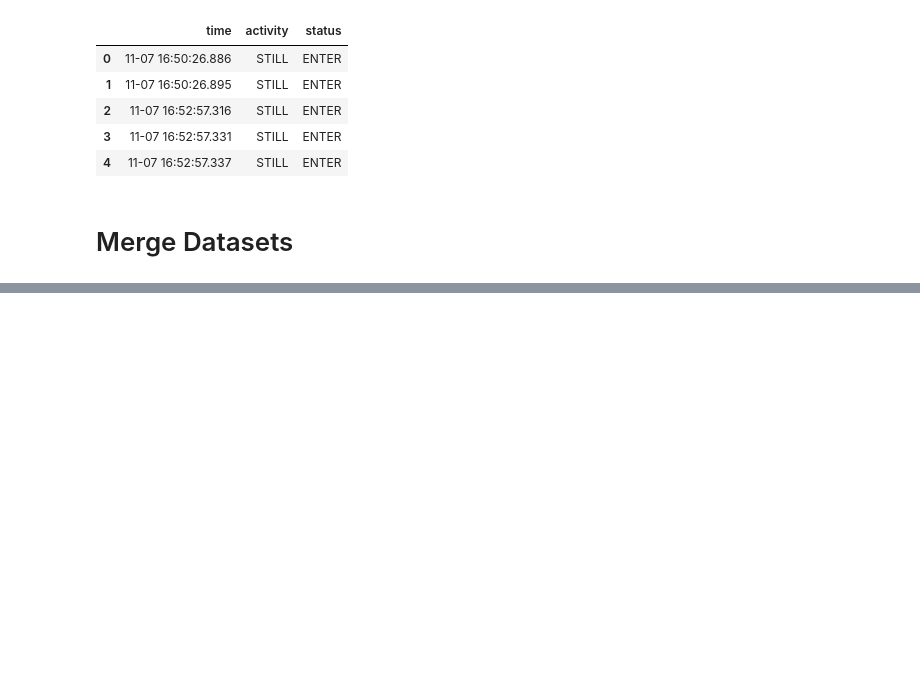
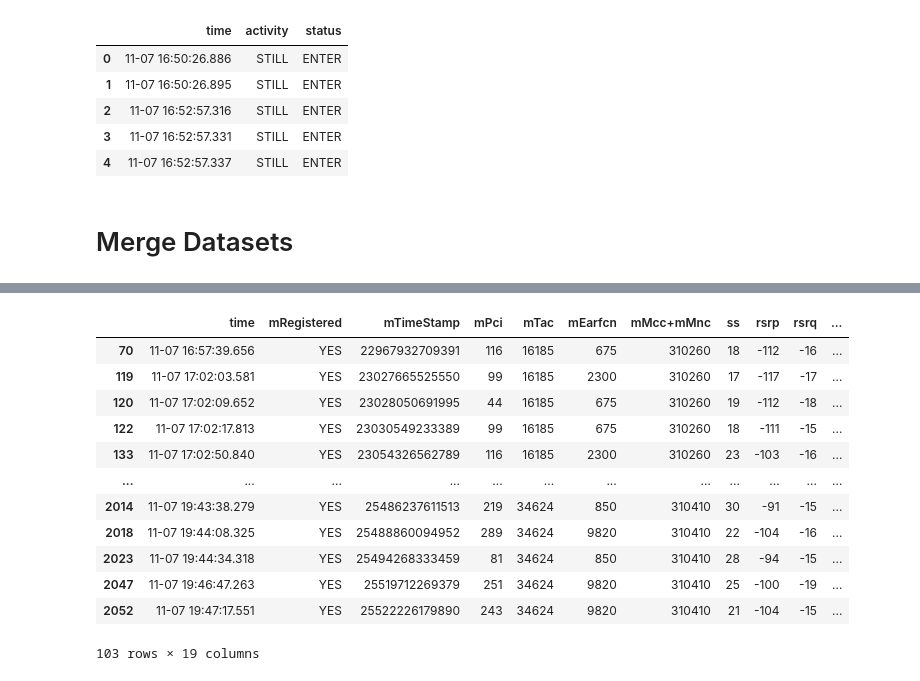
Before and after one commit to albertjstanley/handover-prediction, a Jupyter notebook: merge_signal_and_activity.ipynb, the cells around one changed output, grey strips where cells are left out. Saved outputs shown, nothing was run; the diff lists cells and outputs as text; code cells hidden in the pictures; blank space fills up the shorter version.

```diff
--- a/merge_signal_and_activity.ipynb
+++ b/merge_signal_and_activity.ipynb
@@ -92,0 +103,4 @@ merged_df.head()
+# %%
+length_before = len(merged_df)
+df_no_duplicates = merged_df.drop_duplicates(subset=["mTimeStamp", "mPci"]).reset_index(drop=True)
+print(f"Trimmed from {length_before} to {len(df_no_duplicates)}")
@@ -92,0 +111,33 @@ merged_df.head()
+# %%
+def get_max_at_time(df, time):
+    timestep_df = df[df['time'] == time].reset_index(drop=True)
+    timestep_df = timestep_df[timestep_df['mRegistered'] == "NO"]
+
+    if len(timestep_df) == 0:
+        return {
+            "max_ss": 0,
+            "max_rsrp": -1000,
+            "max_rsrq": -1000,
+        }
+
+    ret = {
+        "max_ss": max(timestep_df['ss'].values),
+        "max_rsrp": max(timestep_df['rsrp'].values),
+        "max_rsrq": max(timestep_df['rsrq'].values),
+    }
+    return ret
+
+merged_registered_df = df_no_duplicates[df_no_duplicates['mRegistered'] == "YES"].reset_index(drop=True)
+merged_registered_df['nextAP'] = merged_registered_df['mPci'].shift(-1)
+merged_registered_df = merged_registered_df[:-1]
+def label_handover_occured(row):
+    if row['mPci'] == row['nextAP']:
+        return 0
+    return 1
+merged_registered_df['handoverOccured'] = merged_registered_df.apply(lambda row: label_handover_occured(row), axis=1)
+merged_registered_df['max_ss'] = merged_registered_df.apply(lambda row: get_max_at_time(df_no_duplicates, row['time'])['max_ss'], axis=1)
+merged_registered_df['max_rsrp'] = merged_registered_df.apply(lambda row: get_max_at_time(df_no_duplicates, row['time'])['max_rsrp'], axis=1)
+merged_registered_df['max_rsrq'] = merged_registered_df.apply(lambda row: get_max_at_time(df_no_duplicates, row['time'])['max_rsrq'], axis=1)
+
+print(merged_registered_df['handoverOccured'].value_counts())
+merged_registered_df.head()
@@ -92,0 +154,21 @@ merged_df.head()
+# %%
+# Add secondary features showing difference between selected AP and other APs
+merged_registered_df['diff_in_ss'] = merged_registered_df['ss'] - merged_registered_df['max_ss']
+merged_registered_df['diff_in_rsrp'] = merged_registered_df['rsrp'] - merged_registered_df['max_rsrp']
+merged_registered_df['diff_in_rsrq'] = merged_registered_df['rsrq'] - merged_registered_df['max_rsrq']
+# %%
+merged_registered_df[merged_registered_df['handoverOccured'] == 1]
+# %% [output]
+|  | time | mRegistered | mTimeStamp | mPci | mTac | mEarfcn | mMcc+mMnc | ss | rsrp | rsrq | ... |
+| 70 | 11-07 16:57:39.656 | YES | 22967932709391 | 116 | 16185 | 675 | 310260 | 18 | -112 | -16 | ... |
+| 119 | 11-07 17:02:03.581 | YES | 23027665525550 | 99 | 16185 | 2300 | 310260 | 17 | -117 | -17 | ... |
+| 120 | 11-07 17:02:09.652 | YES | 23028050691995 | 44 | 16185 | 675 | 310260 | 19 | -112 | -18 | ... |
+| 122 | 11-07 17:02:17.813 | YES | 23030549233389 | 99 | 16185 | 675 | 310260 | 18 | -111 | -15 | ... |
+| 133 | 11-07 17:02:50.840 | YES | 23054326562789 | 116 | 16185 | 2300 | 310260 | 23 | -103 | -16 | ... |
+| ... | ... | ... | ... | ... | ... | ... | ... | ... | ... | ... | ... |
+| 2014 | 11-07 19:43:38.279 | YES | 25486237611513 | 219 | 34624 | 850 | 310410 | 30 | -91 | -15 | ... |
+| 2018 | 11-07 19:44:08.325 | YES | 25488860094952 | 289 | 34624 | 9820 | 310410 | 22 | -104 | -16 | ... |
+| 2023 | 11-07 19:44:34.318 | YES | 25494268333459 | 81 | 34624 | 850 | 310410 | 28 | -94 | -15 | ... |
+| 2047 | 11-07 19:46:47.263 | YES | 25519712269379 | 251 | 34624 | 9820 | 310410 | 25 | -100 | -19 | ... |
+| 2052 | 11-07 19:47:17.551 | YES | 25522226179890 | 243 | 34624 | 9820 | 310410 | 21 | -104 | -15 | ... |
+103 rows × 19 columns
```
Also changed, not shown: parts of 10 cells of this notebook, 3 other files.
